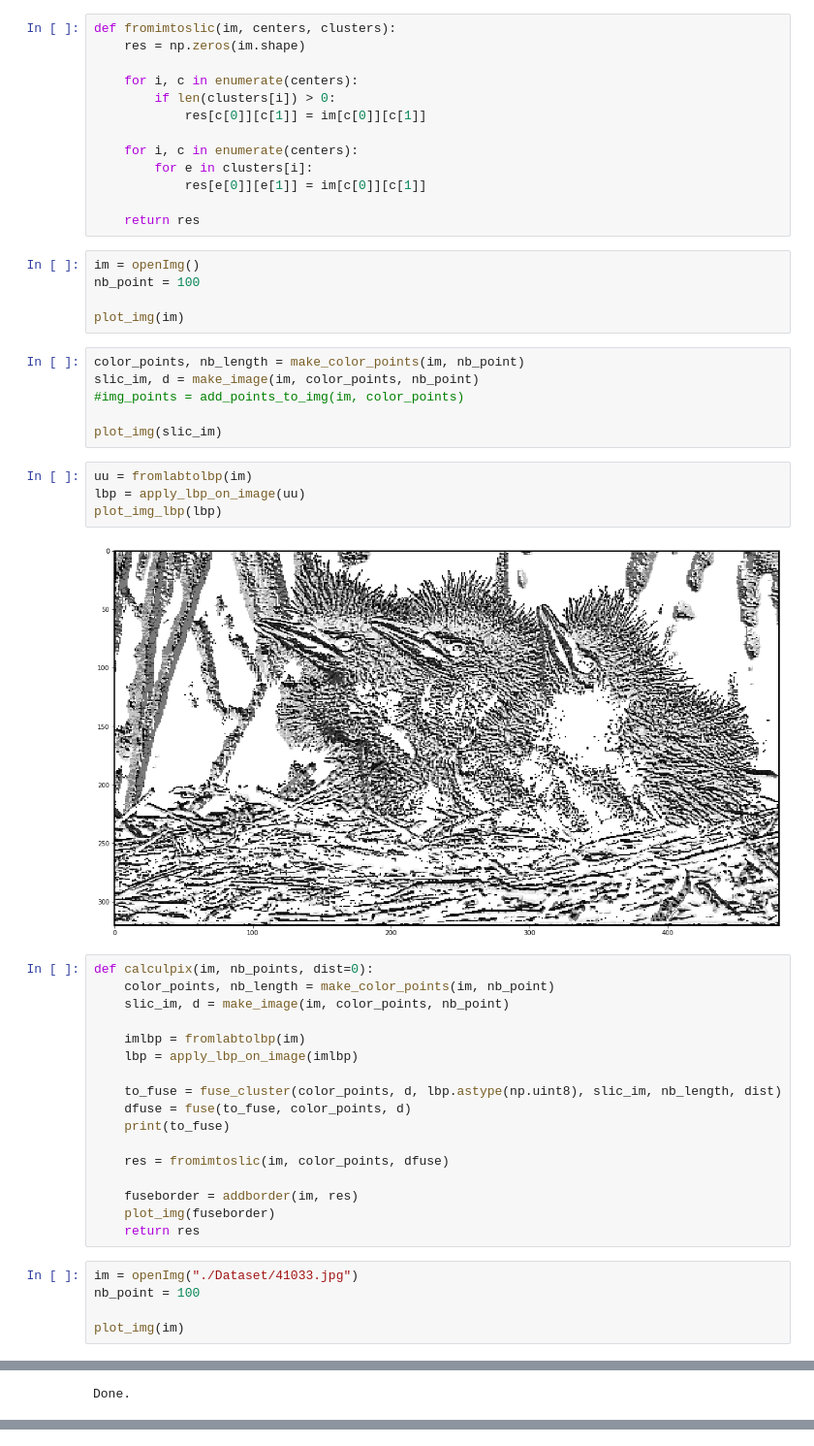
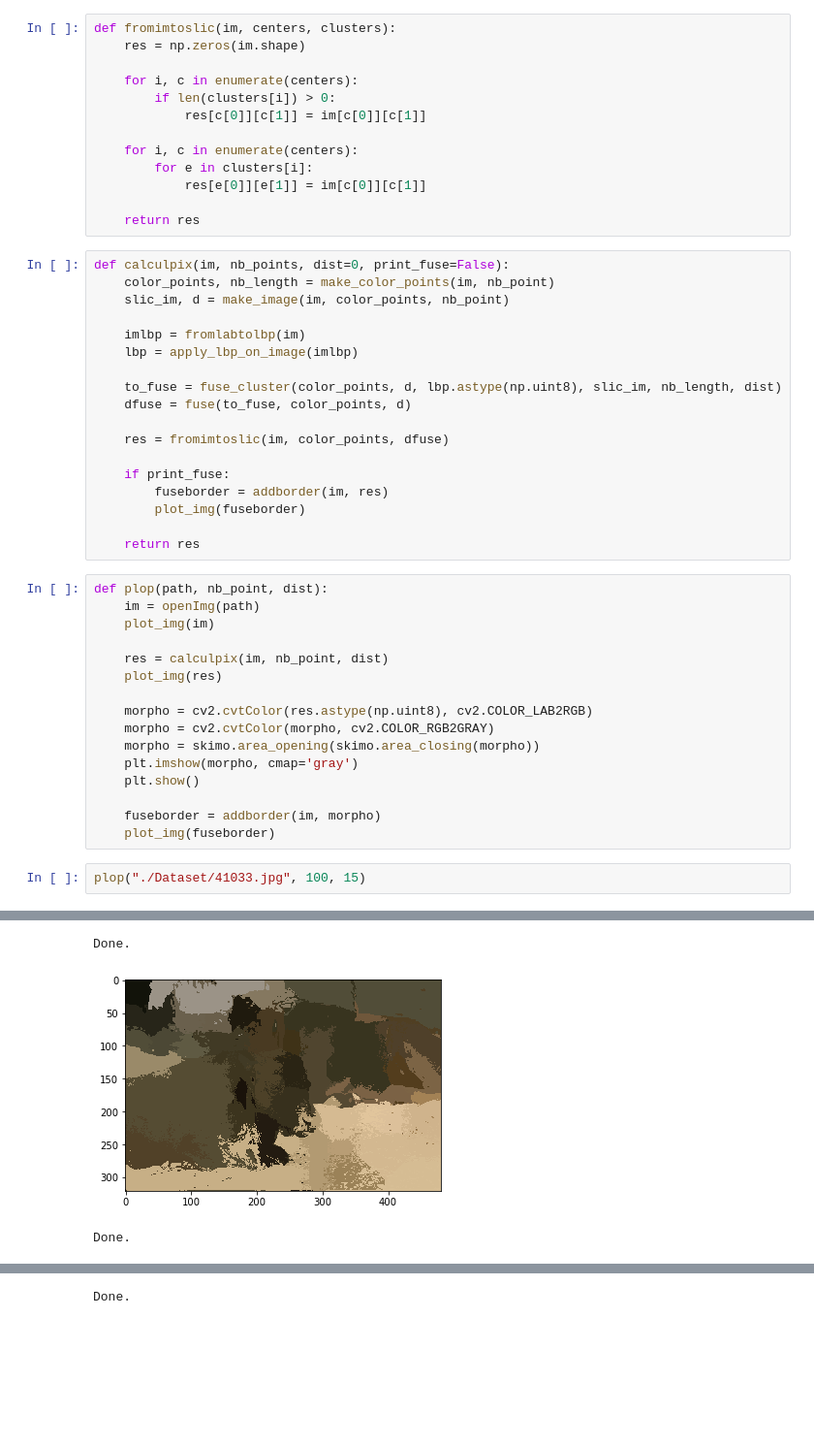
Before and after one commit to kariulele/PLOP-texture_segmentation, a Jupyter notebook: Projet.ipynb, the cells around one changed output, grey strips where cells are left out. Shown at 97% size. Cells and saved outputs as stored; diff of their text form; blank space fills up the shorter version.

```diff
--- a/Projet.ipynb
+++ b/Projet.ipynb
@@ -337,25 +335,8 @@ def fromimtoslic(im, centers, clusters):
             res[e[0]][e[1]] = im[c[0]][c[1]]
 
     return res
-# %%
-im = openImg()
-nb_point = 100
-
-plot_img(im)
-# %%
-color_points, nb_length = make_color_points(im, nb_point)
-slic_im, d = make_image(im, color_points, nb_point)
-#img_points = add_points_to_img(im, color_points)
-
-plot_img(slic_im)
-# %%
-uu = fromlabtolbp(im)
-lbp = apply_lbp_on_image(uu)
-plot_img_lbp(lbp)
-# %% [output]
-[figure, removed]
 # %%
-def calculpix(im, nb_points, dist=0):
+def calculpix(im, nb_points, dist=0, print_fuse=False):
     color_points, nb_length = make_color_points(im, nb_point)
     slic_im, d = make_image(im, color_points, nb_point)
 
@@ -364,18 +345,34 @@ def calculpix(im, nb_points, dist=0):
 
     to_fuse = fuse_cluster(color_points, d, lbp.astype(np.uint8), slic_im, nb_length, dist)
     dfuse = fuse(to_fuse, color_points, d)
-    print(to_fuse)
 
     res = fromimtoslic(im, color_points, dfuse)
 
-    fuseborder = addborder(im, res)
-    plot_img(fuseborder)
+    if print_fuse:
+        fuseborder = addborder(im, res)
+        plot_img(fuseborder)
+
     return res
+# %%
+def plop(path, nb_point, dist):
+    im = openImg(path)
+    plot_img(im)
+
+    res = calculpix(im, nb_point, dist)
+    plot_img(res)
+
+    morpho = cv2.cvtColor(res.astype(np.uint8), cv2.COLOR_LAB2RGB)
+    morpho = cv2.cvtColor(morpho, cv2.COLOR_RGB2GRAY)
+    morpho = skimo.area_opening(skimo.area_closing(morpho))
+    plt.imshow(morpho, cmap='gray')
+    plt.show()
+
+    fuseborder = addborder(im, morpho)
+    plot_img(fuseborder)
 # %%
-im = openImg("./Dataset/41033.jpg")
-nb_point = 100
-
-plot_img(im)
+plop("./Dataset/41033.jpg", 100, 15)
 # %% [output]
 [figure]
 Done.
+[figure, added]
+Done.
@@ -381,0 +381 @@ Done.
+Done.
```
Also changed, not shown: parts of 9 cells of this notebook.
